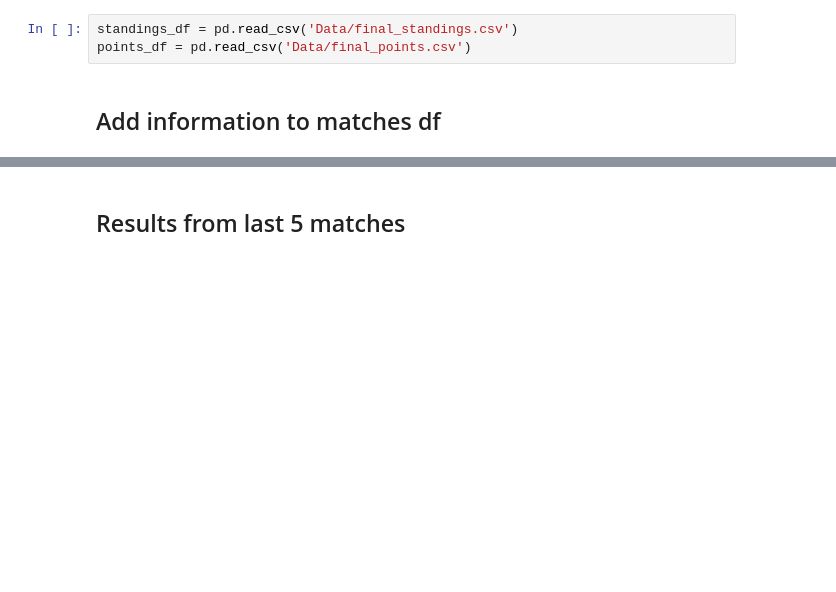
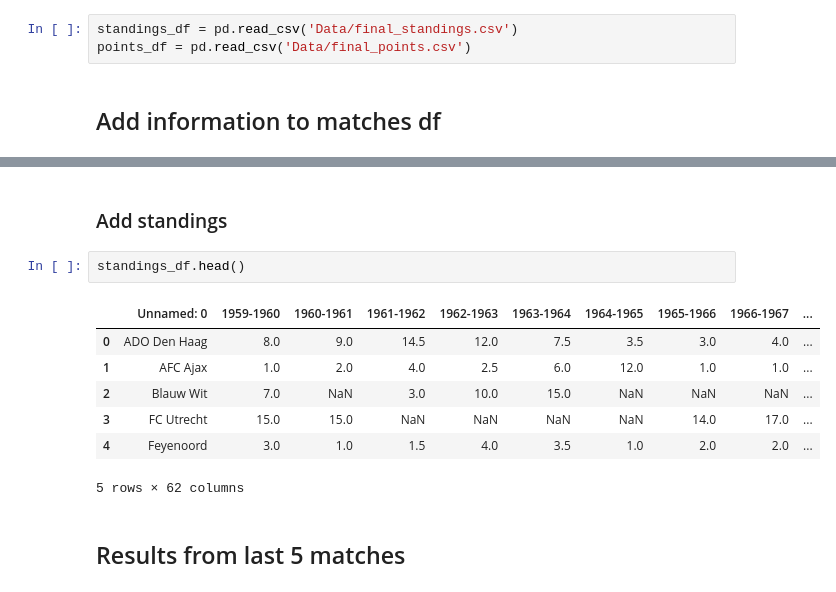
Before and after one commit to rmfaber/FootballPredictions, a Jupyter notebook: ProcessData.ipynb, the cells around one changed output, grey strips where cells are left out. Cells and saved outputs as stored; diff of their text form; blank space fills up the shorter version.

```diff
--- a/ProcessData.ipynb
+++ b/ProcessData.ipynb
@@ -111,3 +194,15 @@ df.head()
+# %% [markdown]
+### Add standings
+# %%
+standings_df.head()
+# %% [output]
+|  | Unnamed: 0 | 1959-1960 | 1960-1961 | 1961-1962 | 1962-1963 | 1963-1964 | 1964-1965 | 1965-1966 | 1966-1967 | ... |
+| 0 | ADO Den Haag | 8.0 | 9.0 | 14.5 | 12.0 | 7.5 | 3.5 | 3.0 | 4.0 | ... |
+| 1 | AFC Ajax | 1.0 | 2.0 | 4.0 | 2.5 | 6.0 | 12.0 | 1.0 | 1.0 | ... |
+| 2 | Blauw Wit | 7.0 | NaN | 3.0 | 10.0 | 15.0 | NaN | NaN | NaN | ... |
+| 3 | FC Utrecht | 15.0 | 15.0 | NaN | NaN | NaN | NaN | 14.0 | 17.0 | ... |
+| 4 | Feyenoord | 3.0 | 1.0 | 1.5 | 4.0 | 3.5 | 1.0 | 2.0 | 2.0 | ... |
+5 rows × 62 columns
 # %% [markdown]
 ## Results from last 5 matches
 # %%
```
Also changed, not shown: parts of 11 cells of this notebook, 4 other files.
